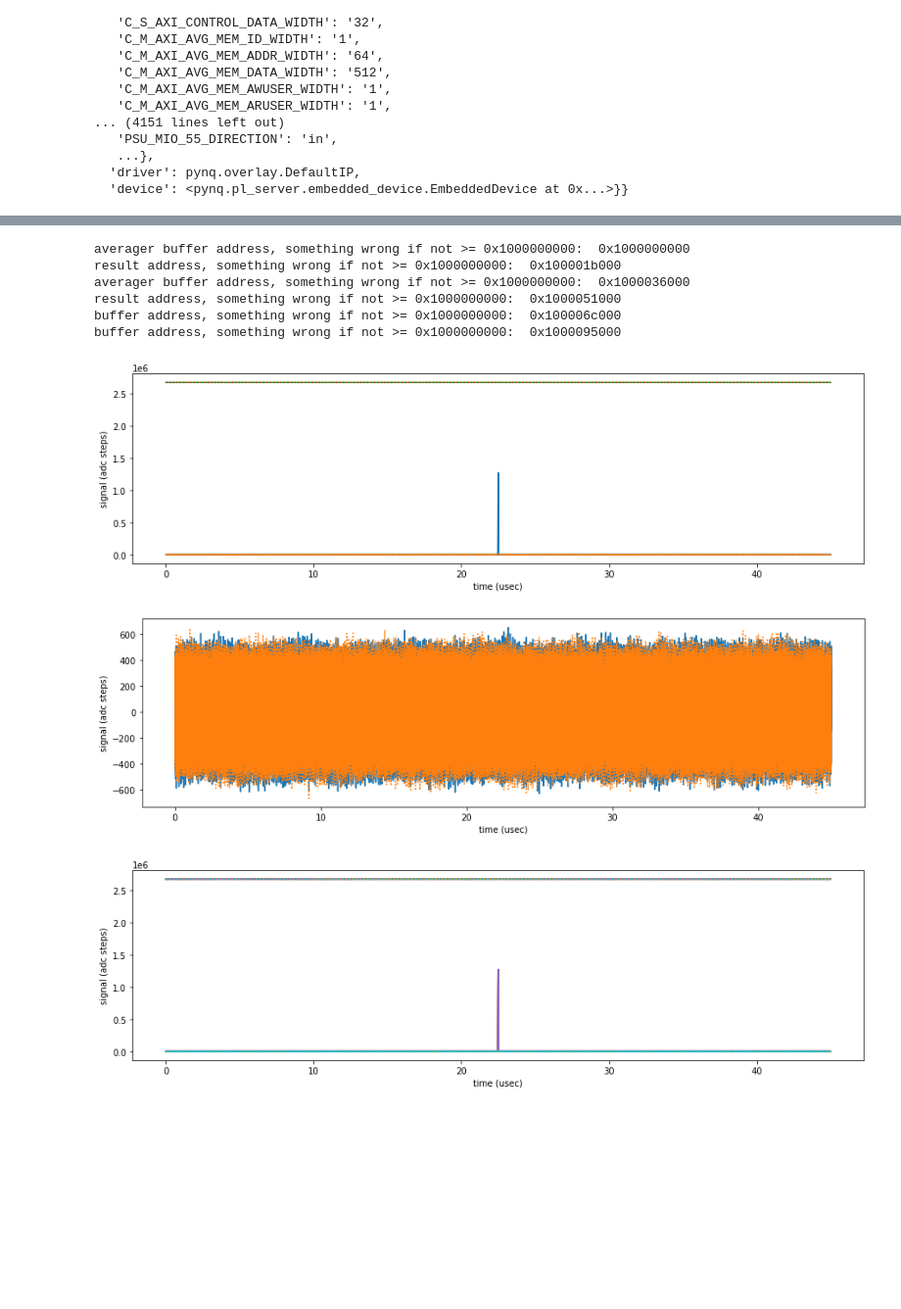
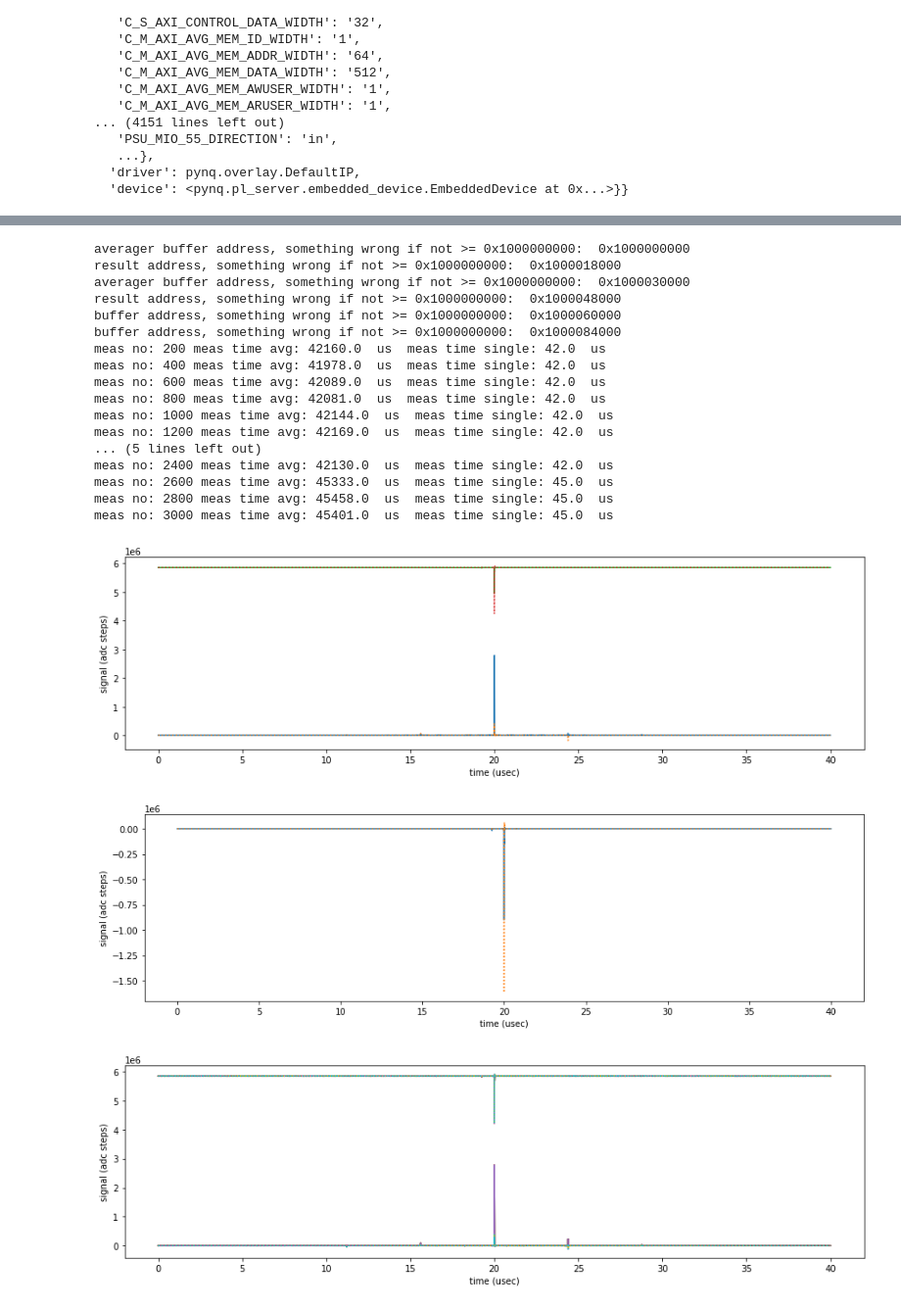
Before and after one commit to marcus-o/real_time_rfsoc_phase_correction, a Jupyter notebook: adjustable_pc_2ch/pynq/adjustable_phase_correction_2ch_dev.ipynb, the cells around one changed output, grey strips where cells are left out. Shown: that part at 98% size. Drawn from its saved outputs; the diff is of its cells as text; code cells hidden in the pictures; blank space fills up the shorter version.

```diff
--- a/adjustable_pc_2ch/pynq/adjustable_phase_correction_2ch_dev.ipynb
+++ b/adjustable_pc_2ch/pynq/adjustable_phase_correction_2ch_dev.ipynb
@@ -16,10 +16,10 @@ third = 0x3eaaaaab
 mthird = 0xbeaaaaab
 
 # measurement settings
-offset_freq = 20e3
-trig_val = 500
+offset_freq = 22.5e3
+trig_val = 1000
 delay_ch_2 = 0
-phase_mult_ch_2 = one
+phase_mult_ch_2 = two
 # %%
 from pynq import PL
 PL.reset()
@@ -336,7 +336,7 @@ base.radio.measure_worker.write(base.radio.measure_worker.register_map.CTRL.addr
 
 # array to save the result (only needed for software averaging)
 software_averages = 3000
-software_averages = 20
+# software_averages = 20
 data = np.zeros([ifg_values, software_averages])
 data2 = np.zeros([ifg_values, software_averages])
 # turns on the data stream
@@ -405,38 +405,49 @@ plt.ylabel('signal (adc steps)')
 plt.show()
 
 plt.figure(figsize=(15,4))
 plt.plot(time_vec*1e6, np.real(data[:, 0:5]))
 plt.plot(time_vec*1e6, np.imag(data[:, 0:5]), ':')
 plt.plot(time_vec*1e6, np.real(data2[:, 0:5])+2.1*np.max(np.abs(data[:, 0:5])))
 plt.plot(time_vec*1e6, np.imag(data2[:, 0:5])+2.1*np.max(np.abs(data[:, 0:5])), ':')
 plt.xlim([np.max(time_vec*1e6)/2-0.1, np.max(time_vec*1e6)/2+0.1])
 plt.xlabel('time (usec)')
 plt.ylabel('signal (adc steps)')
 plt.show()
 
 plt.figure(figsize=(15,4))
 data_fft = np.fft.fft(data[:, 0:5], axis=0)
 data_fft2 = np.fft.fft(data2[:, 0:5], axis=0)
 plt.plot(freq*1e-6, np.abs(data_fft[:, 0:5]))
 plt.plot(freq*1e-6, np.abs(data_fft2[:, 0:5])+1.1*np.max(np.abs(data_fft[:, 0:5])))
 #plt.xlim([0, 1])
 plt.xlabel('freq (MHz)')
 plt.ylabel('signal (adc steps)')
 plt.show()
 
 plt.figure(figsize=(15,4))
 plt.plot(freq*1e-6, np.abs(data_fft2[:, 0:5]))
 #plt.xlim([0, 1])
 plt.xlabel('freq (MHz)')
 plt.ylabel('signal (adc steps)')
 plt.show()
 # %% [output]
 averager buffer address, something wrong if not >= 0x1000000000:  0x1000000000
-result address, something wrong if not >= 0x1000000000:  0x100001b000
-averager buffer address, something wrong if not >= 0x1000000000:  0x1000036000
-result address, something wrong if not >= 0x1000000000:  0x1000051000
-buffer address, something wrong if not >= 0x1000000000:  0x100006c000
-buffer address, something wrong if not >= 0x1000000000:  0x1000095000
+result address, something wrong if not >= 0x1000000000:  0x1000018000
+averager buffer address, something wrong if not >= 0x1000000000:  0x1000030000
+result address, something wrong if not >= 0x1000000000:  0x1000048000
+buffer address, something wrong if not >= 0x1000000000:  0x1000060000
+buffer address, something wrong if not >= 0x1000000000:  0x1000084000
+meas no: 200 meas time avg: 42160.0  us  meas time single: 42.0  us
+meas no: 400 meas time avg: 41978.0  us  meas time single: 42.0  us
+meas no: 600 meas time avg: 42089.0  us  meas time single: 42.0  us
+meas no: 800 meas time avg: 42081.0  us  meas time single: 42.0  us
+meas no: 1000 meas time avg: 42144.0  us  meas time single: 42.0  us
+meas no: 1200 meas time avg: 42169.0  us  meas time single: 42.0  us
+... (5 lines left out)
+meas no: 2400 meas time avg: 42130.0  us  meas time single: 42.0  us
+meas no: 2600 meas time avg: 45333.0  us  meas time single: 45.0  us
+meas no: 2800 meas time avg: 45458.0  us  meas time single: 45.0  us
+meas no: 3000 meas time avg: 45401.0  us  meas time single: 45.0  us
-[figure, old version]
+[figure, new version]
-[figure, old version]
+[figure, new version]
-[figure, old version]
+[figure, new version]
```
Also changed, not shown: parts of 6 cells of this notebook, 15 other files.
